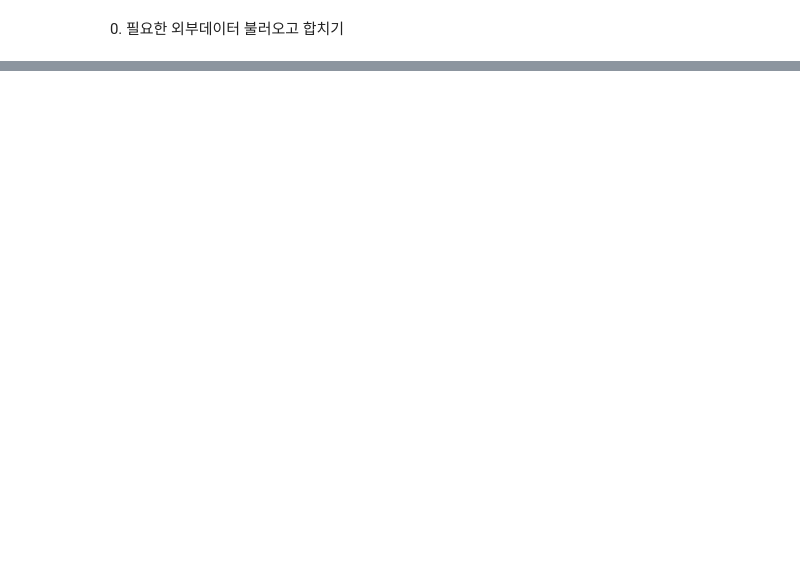
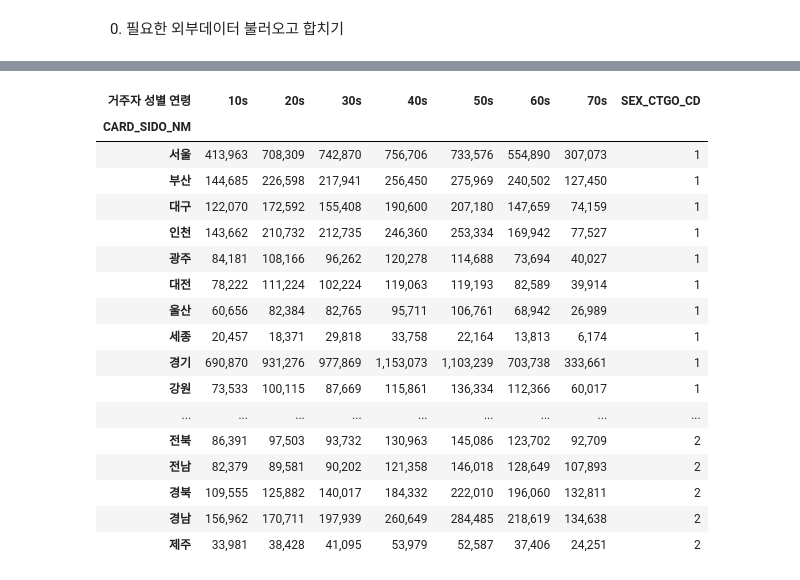
Before and after one commit to dhxoghks95/2020_jeju_creditcard, a Jupyter notebook: code/preprocessing_EDA/시도 - 성별 - 연령대 - 인구수 code.ipynb, the cells around one changed output, grey strips where cells are left out. Cells and saved outputs as stored; diff of their text form; code cells hidden in the pictures; blank space fills up the shorter version.

```diff
--- a/code/preprocessing_EDA/시도 - 성별 - 연령대 - 인구수 code.ipynb
+++ b/code/preprocessing_EDA/시도 - 성별 - 연령대 - 인구수 code.ipynb
@@ -253,0 +186,3 @@ data_TT22.to_csv('C:/Users/USER/Desktop/2020 summer dacon/2020_jeju_credit card/
+# %%
+data3_notH = pd.concat([data3_1,data3_2])
+data3_notH.shape
@@ -253,0 +211,6 @@ data_TT22.to_csv('C:/Users/USER/Desktop/2020 summer dacon/2020_jeju_credit card/
+# %%
+data3_notH['CARD_SIDO_NM'] = handjung*2
+# %%
+data3_notH['SEX_CTGO_CD'] = SEX_CTGO_CD
+# %%
+data3_notH = data3_notH.set_index('CARD_SIDO_NM', drop = True)
@@ -253,0 +227,21 @@ data_TT22.to_csv('C:/Users/USER/Desktop/2020 summer dacon/2020_jeju_credit card/
+# %%
+data3_notH
+# %% [output]
+| 거주자 성별 연령 | 10s | 20s | 30s | 40s | 50s | 60s | 70s | SEX_CTGO_CD |
+| CARD_SIDO_NM |  |  |  |  |  |  |  |  |
+| 서울 | 413,963 | 708,309 | 742,870 | 756,706 | 733,576 | 554,890 | 307,073 | 1 |
+| 부산 | 144,685 | 226,598 | 217,941 | 256,450 | 275,969 | 240,502 | 127,450 | 1 |
+| 대구 | 122,070 | 172,592 | 155,408 | 190,600 | 207,180 | 147,659 | 74,159 | 1 |
+| 인천 | 143,662 | 210,732 | 212,735 | 246,360 | 253,334 | 169,942 | 77,527 | 1 |
+| 광주 | 84,181 | 108,166 | 96,262 | 120,278 | 114,688 | 73,694 | 40,027 | 1 |
+| 대전 | 78,222 | 111,224 | 102,224 | 119,063 | 119,193 | 82,589 | 39,914 | 1 |
+| 울산 | 60,656 | 82,384 | 82,765 | 95,711 | 106,761 | 68,942 | 26,989 | 1 |
+| 세종 | 20,457 | 18,371 | 29,818 | 33,758 | 22,164 | 13,813 | 6,174 | 1 |
+| 경기 | 690,870 | 931,276 | 977,869 | 1,153,073 | 1,103,239 | 703,738 | 333,661 | 1 |
+| 강원 | 73,533 | 100,115 | 87,669 | 115,861 | 136,334 | 112,366 | 60,017 | 1 |
+| ... | ... | ... | ... | ... | ... | ... | ... | ... |
+| 전북 | 86,391 | 97,503 | 93,732 | 130,963 | 145,086 | 123,702 | 92,709 | 2 |
+| 전남 | 82,379 | 89,581 | 90,202 | 121,358 | 146,018 | 128,649 | 107,893 | 2 |
+| 경북 | 109,555 | 125,882 | 140,017 | 184,332 | 222,010 | 196,060 | 132,811 | 2 |
+| 경남 | 156,962 | 170,711 | 197,939 | 260,649 | 284,485 | 218,619 | 134,638 | 2 |
+| 제주 | 33,981 | 38,428 | 41,095 | 53,979 | 52,587 | 37,406 | 24,251 | 2 |
```
Also changed, not shown: parts of 68 cells of this notebook.
